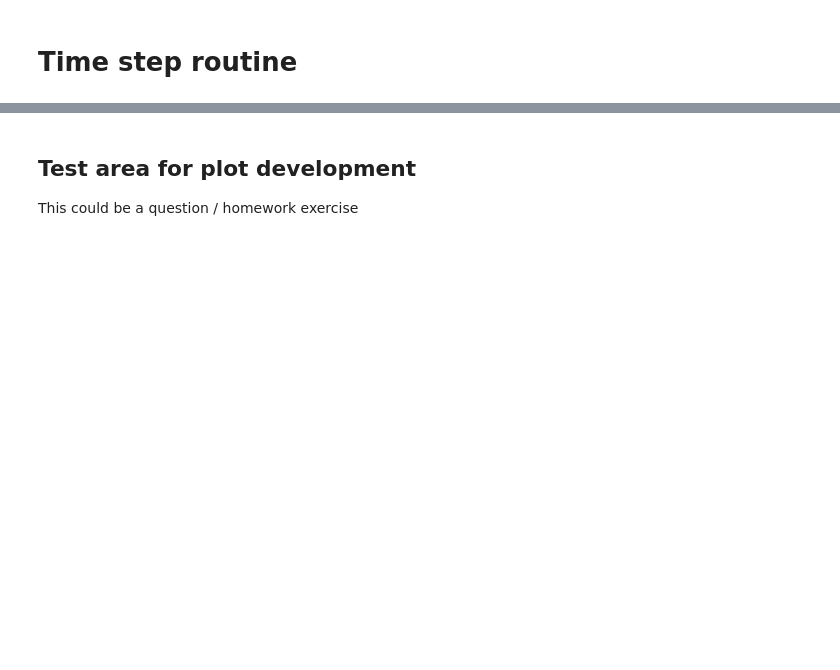
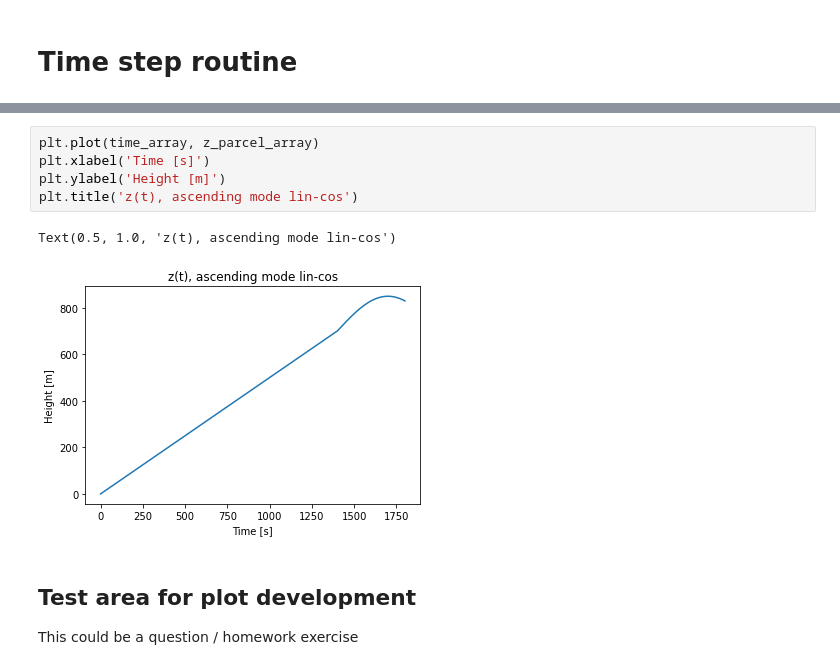
Before and after one commit to jslim93/PyLCM_edu, a Jupyter notebook: PyLCM_edu.ipynb, the cells around one changed output, grey strips where cells are left out. Saved outputs shown, nothing was run; the diff lists cells and outputs as text; blank space fills up the shorter version.

```diff
--- a/PyLCM_edu.ipynb
+++ b/PyLCM_edu.ipynb
@@ -393,3 +328,11 @@ for i in range(18):
+# %%
+plt.plot(time_array, z_parcel_array)
+plt.xlabel('Time [s]')
+plt.ylabel('Height [m]')
+plt.title('z(t), ascending mode lin-cos')
+# %% [output]
+Text(0.5, 1.0, 'z(t), ascending mode lin-cos')
+[figure, added]
 # %% [markdown]
 ## Test area for plot development
 This could be a question / homework exercise
```
Also changed, not shown: parts of 10 cells of this notebook, 2 other files.
